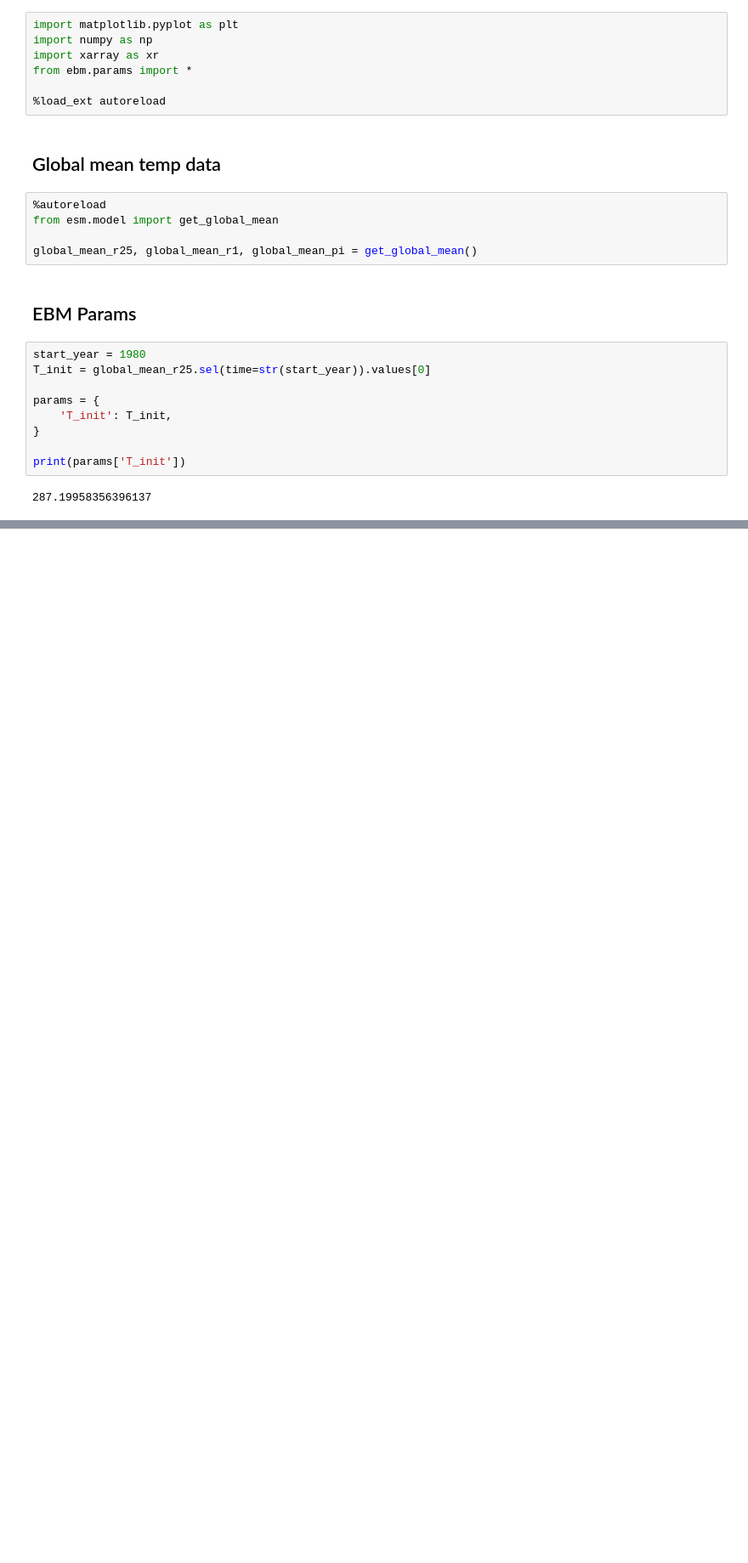
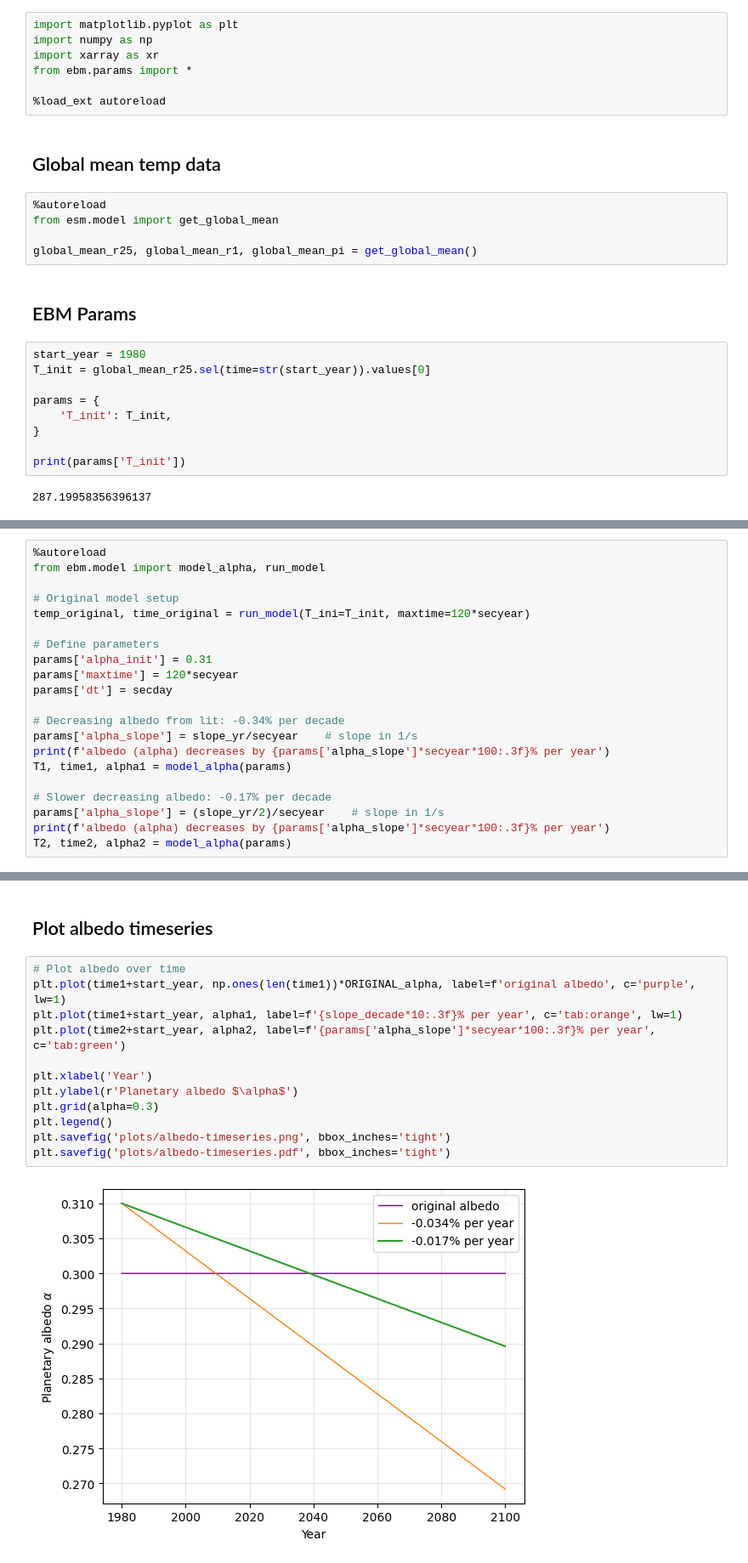
Before and after one commit to stine-fohrmann/climate-modelling-ebm, a Jupyter notebook: changing_albedo.ipynb, the cells around one changed output, grey strips where cells are left out. Shown at 85% size. Cells and saved outputs as stored; diff of their text form; blank space fills up the shorter version.

Commit message:
add albedo decrease from literature

```diff
--- a/changing_albedo.ipynb
+++ b/changing_albedo.ipynb
@@ -88,0 +38,21 @@ plot_ebm_vs_esm(
+# %%
+%autoreload
+from ebm.model import model_alpha, run_model
+
+# Original model setup
+temp_original, time_original = run_model(T_ini=T_init, maxtime=120*secyear)
+
+# Define parameters
+params['alpha_init'] = 0.31
+params['maxtime'] = 120*secyear
+params['dt'] = secday
+
+# Decreasing albedo from lit: -0.34% per decade
+params['alpha_slope'] = slope_yr/secyear    # slope in 1/s
+print(f'albedo (alpha) decreases by {params['alpha_slope']*secyear*100:.3f}% per year')
+T1, time1, alpha1 = model_alpha(params)
+
+# Slower decreasing albedo: -0.17% per decade
+params['alpha_slope'] = (slope_yr/2)/secyear    # slope in 1/s
+print(f'albedo (alpha) decreases by {params['alpha_slope']*secyear*100:.3f}% per year')
+T2, time2, alpha2 = model_alpha(params)
@@ -88,0 +75,16 @@ plot_ebm_vs_esm(
+# %% [markdown]
+## Plot albedo timeseries
+# %%
+# Plot albedo over time
+plt.plot(time1+start_year, np.ones(len(time1))*ORIGINAL_alpha, label=f'original albedo', c='purple', lw=1)
+plt.plot(time1+start_year, alpha1, label=f'{slope_decade*10:.3f}% per year', c='tab:orange', lw=1)
+plt.plot(time2+start_year, alpha2, label=f'{params['alpha_slope']*secyear*100:.3f}% per year', c='tab:green')
+
+plt.xlabel('Year')
+plt.ylabel(r'Planetary albedo $\alpha$')
+plt.grid(alpha=0.3)
+plt.legend()
+plt.savefig('plots/albedo-timeseries.png', bbox_inches='tight')
+plt.savefig('plots/albedo-timeseries.pdf', bbox_inches='tight')
+# %% [output]
+[figure, added]
```
Also changed, not shown: parts of 12 cells of this notebook, 6 other files.
